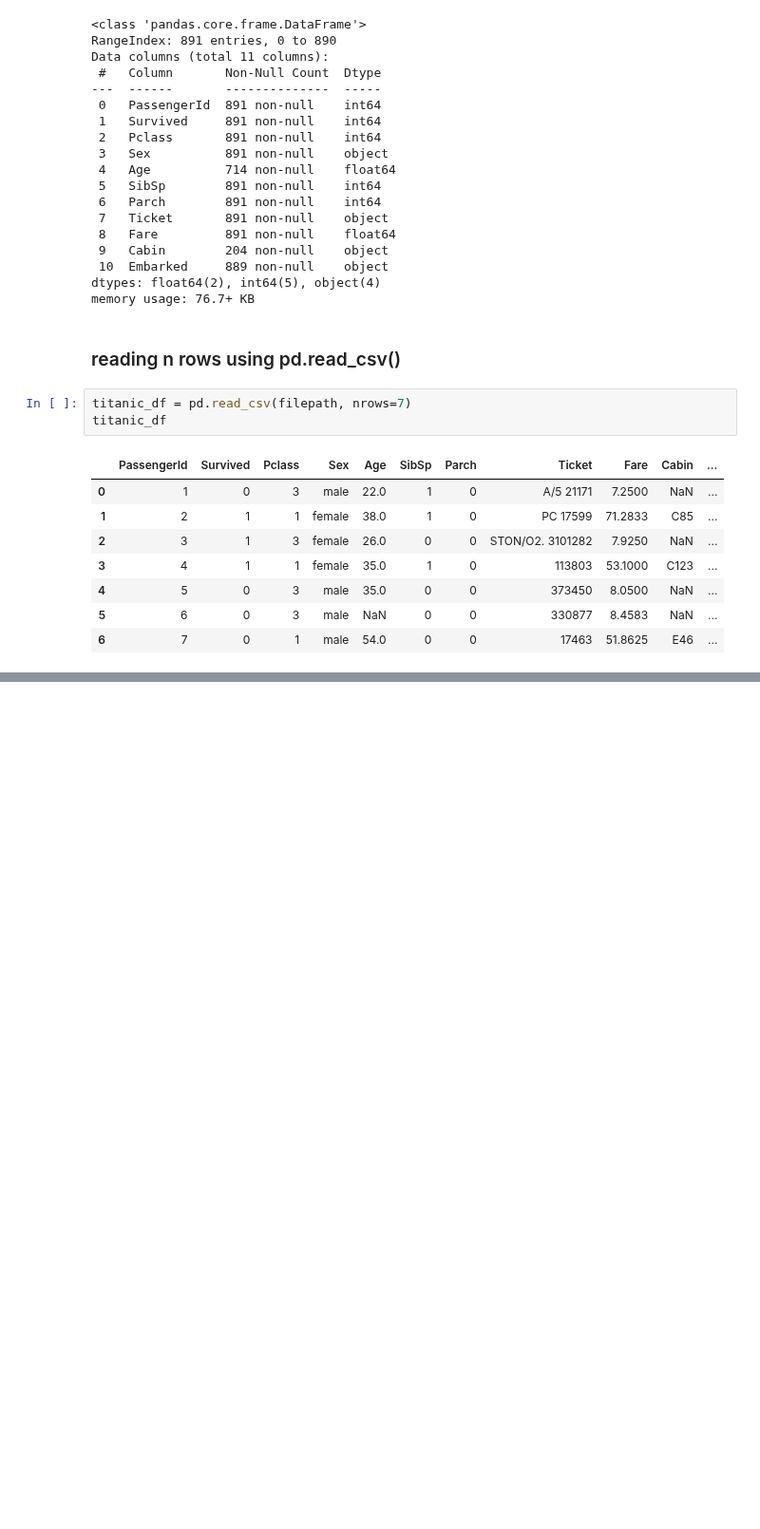
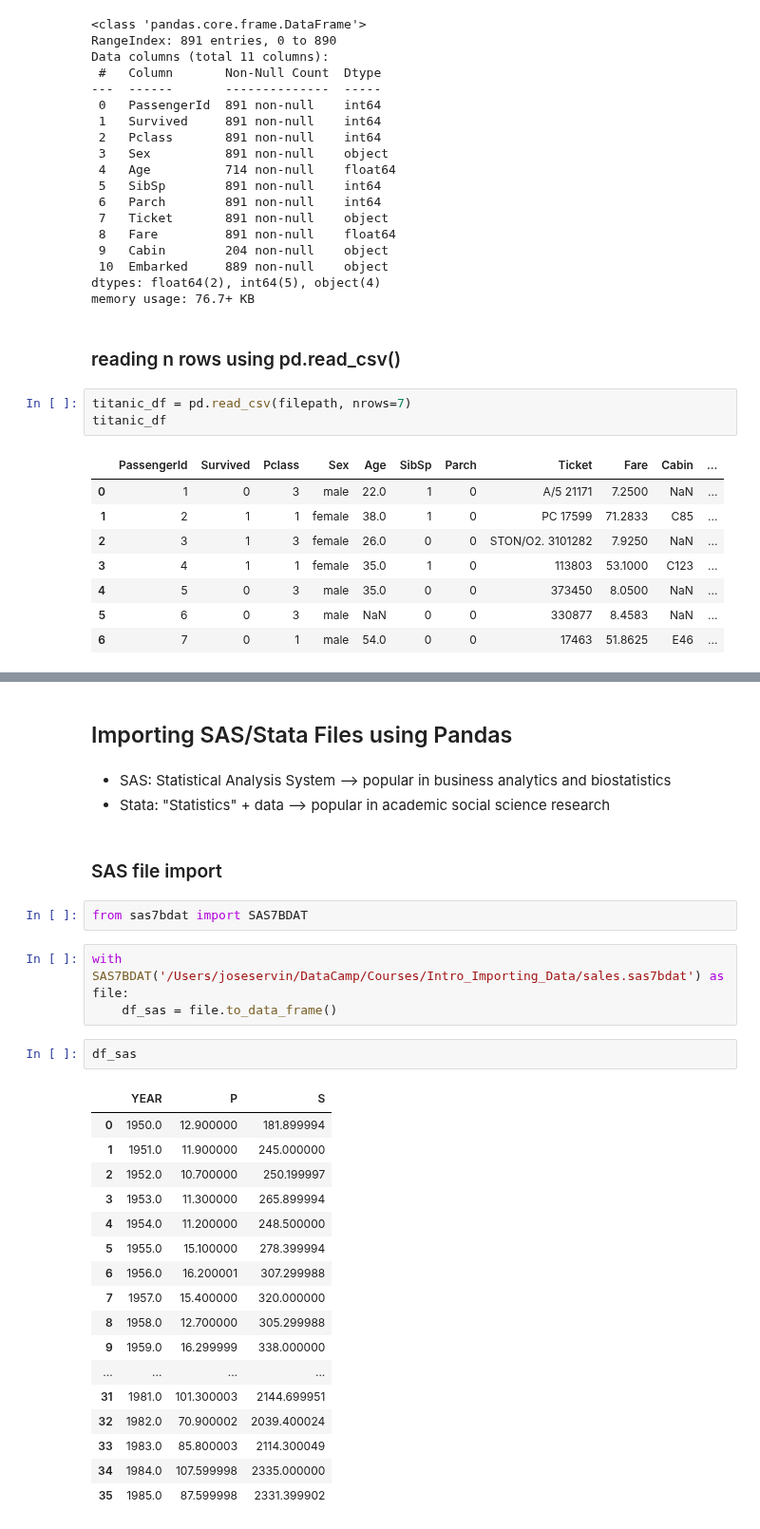
Before and after one commit to Jose-Servin/DataCamp, a Jupyter notebook: Courses/Intro_Importing_Data/Importing_Data.ipynb, the cells around one changed output, grey strips where cells are left out. Shown at 95% size. Saved outputs shown, nothing was run; the diff lists cells and outputs as text; blank space fills up the shorter version.

```diff
--- a/Courses/Intro_Importing_Data/Importing_Data.ipynb
+++ b/Courses/Intro_Importing_Data/Importing_Data.ipynb
@@ -241,0 +284,32 @@ titanic_df
+# %% [markdown]
+## Importing SAS/Stata Files using Pandas
+# %% [markdown]
+* SAS: Statistical Analysis System --> popular in business analytics and biostatistics
+* Stata: "Statistics" + data --> popular in academic social science research
+# %% [markdown]
+### SAS file import
+# %%
+from sas7bdat import SAS7BDAT
+# %%
+with SAS7BDAT('/Users/joseservin/DataCamp/Courses/Intro_Importing_Data/sales.sas7bdat') as file:
+    df_sas = file.to_data_frame()
+# %%
+df_sas
+# %% [output]
+|  | YEAR | P | S |
+| 0 | 1950.0 | 12.900000 | 181.899994 |
+| 1 | 1951.0 | 11.900000 | 245.000000 |
+| 2 | 1952.0 | 10.700000 | 250.199997 |
+| 3 | 1953.0 | 11.300000 | 265.899994 |
+| 4 | 1954.0 | 11.200000 | 248.500000 |
+| 5 | 1955.0 | 15.100000 | 278.399994 |
+| 6 | 1956.0 | 16.200001 | 307.299988 |
+| 7 | 1957.0 | 15.400000 | 320.000000 |
+| 8 | 1958.0 | 12.700000 | 305.299988 |
+| 9 | 1959.0 | 16.299999 | 338.000000 |
+| ... | ... | ... | ... |
+| 31 | 1981.0 | 101.300003 | 2144.699951 |
+| 32 | 1982.0 | 70.900002 | 2039.400024 |
+| 33 | 1983.0 | 85.800003 | 2114.300049 |
+| 34 | 1984.0 | 107.599998 | 2335.000000 |
+| 35 | 1985.0 | 87.599998 | 2331.399902 |
```
Also changed, not shown: parts of 24 cells of this notebook, 5 other files.
